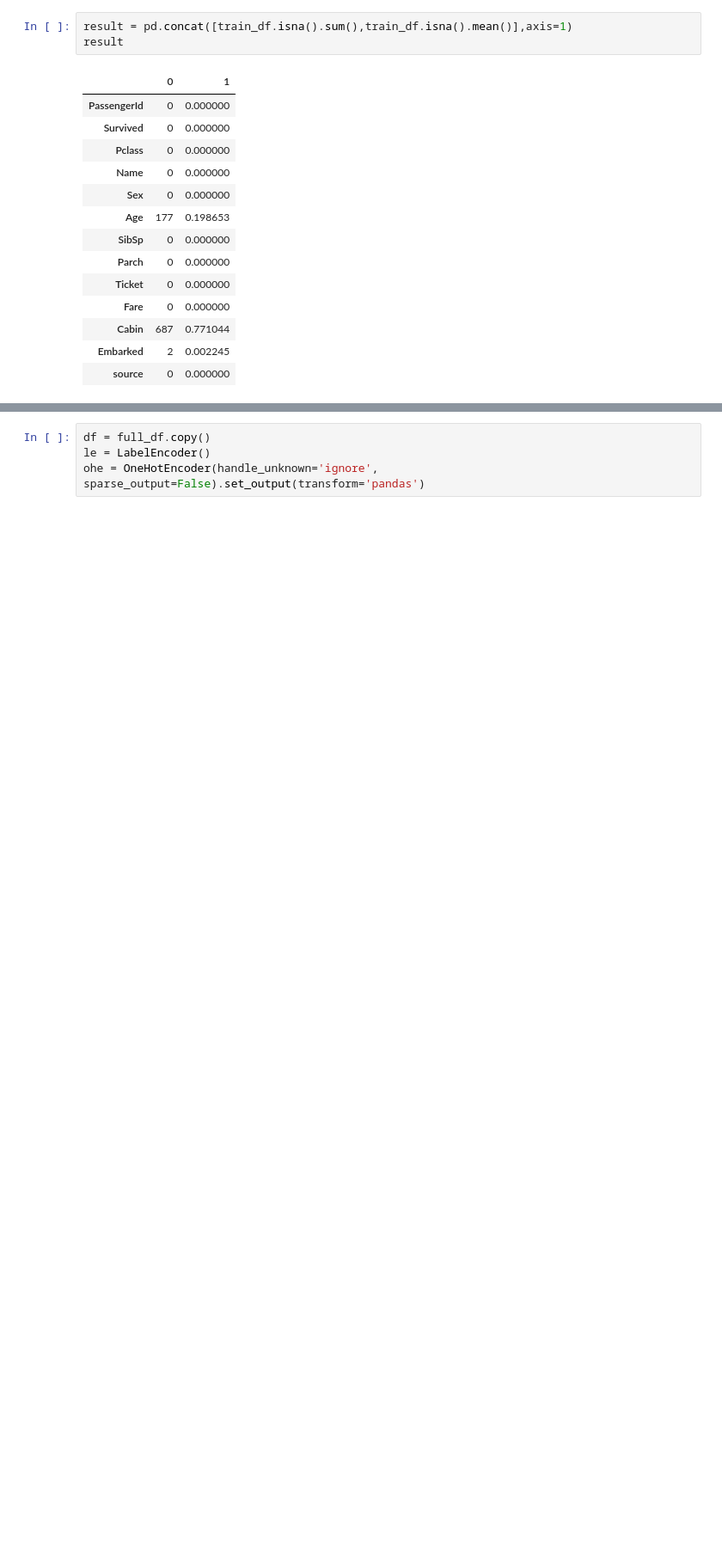
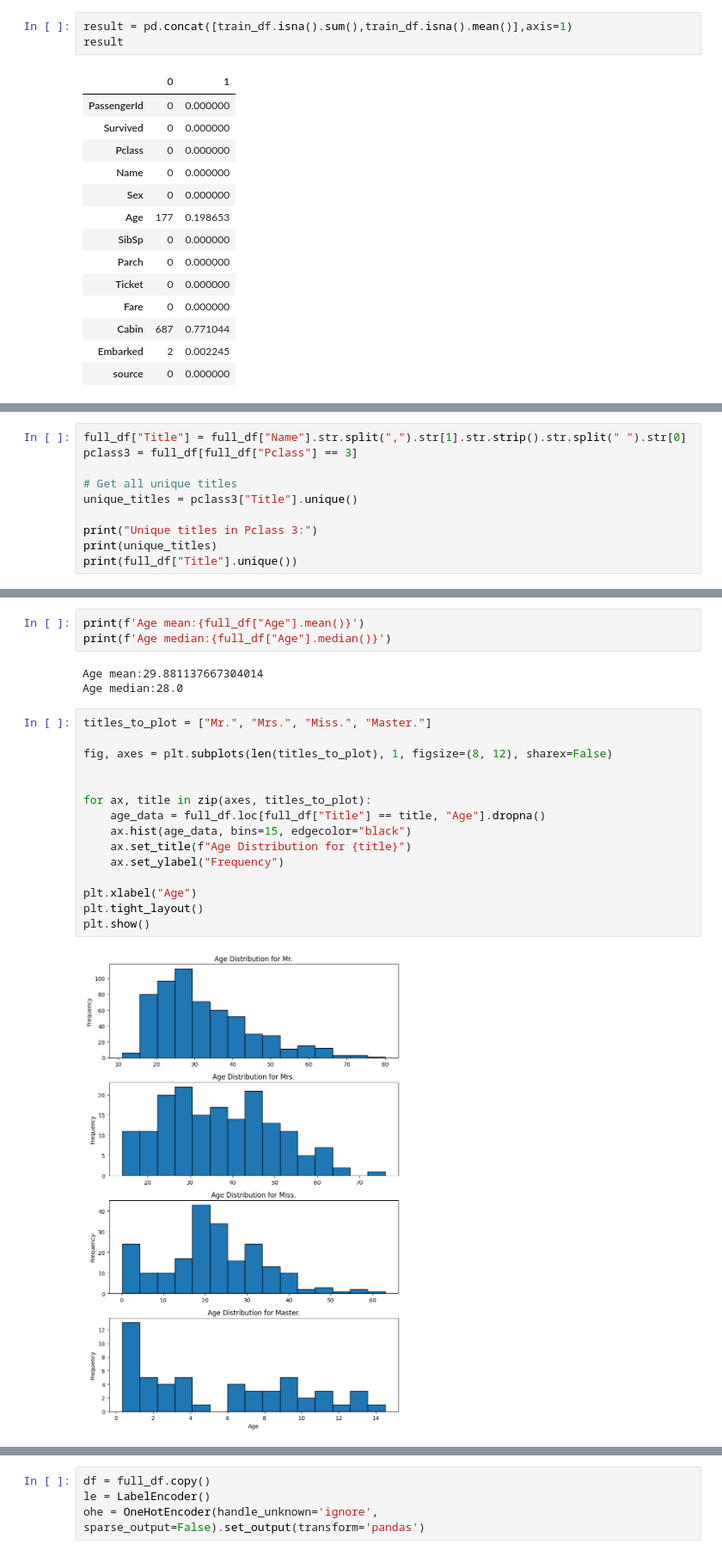
Before and after one commit to axandrei1234/titanic-challenge, a Jupyter notebook: src/test.ipynb, the cells around one changed output, grey strips where cells are left out. Shown at 86% size. Saved outputs shown, nothing was run; the diff lists cells and outputs as text; blank space fills up the shorter version.

Commit message:
Improved data preprocessing pipelie

```diff
--- a/src/test.ipynb
+++ b/src/test.ipynb
@@ -63,0 +85,10 @@ result
+# %%
+full_df["Title"] = full_df["Name"].str.split(",").str[1].str.strip().str.split(" ").str[0]
+pclass3 = full_df[full_df["Pclass"] == 3]
+
+# Get all unique titles
+unique_titles = pclass3["Title"].unique()
+
+print("Unique titles in Pclass 3:")
+print(unique_titles)
+print(full_df["Title"].unique())
@@ -63,0 +130,23 @@ result
+# %%
+print(f'Age mean:{full_df["Age"].mean()}')
+print(f'Age median:{full_df["Age"].median()}')
+# %% [output]
+Age mean:29.881137667304014
+Age median:28.0
+# %%
+titles_to_plot = ["Mr.", "Mrs.", "Miss.", "Master."]
+
+fig, axes = plt.subplots(len(titles_to_plot), 1, figsize=(8, 12), sharex=False)
+
+
+for ax, title in zip(axes, titles_to_plot):
+    age_data = full_df.loc[full_df["Title"] == title, "Age"].dropna()
+    ax.hist(age_data, bins=15, edgecolor="black")
+    ax.set_title(f"Age Distribution for {title}")
+    ax.set_ylabel("Frequency")
+
+plt.xlabel("Age")
+plt.tight_layout()
+plt.show()
+# %% [output]
+[figure, added]
```
Also changed, not shown: parts of 26 cells of this notebook.
